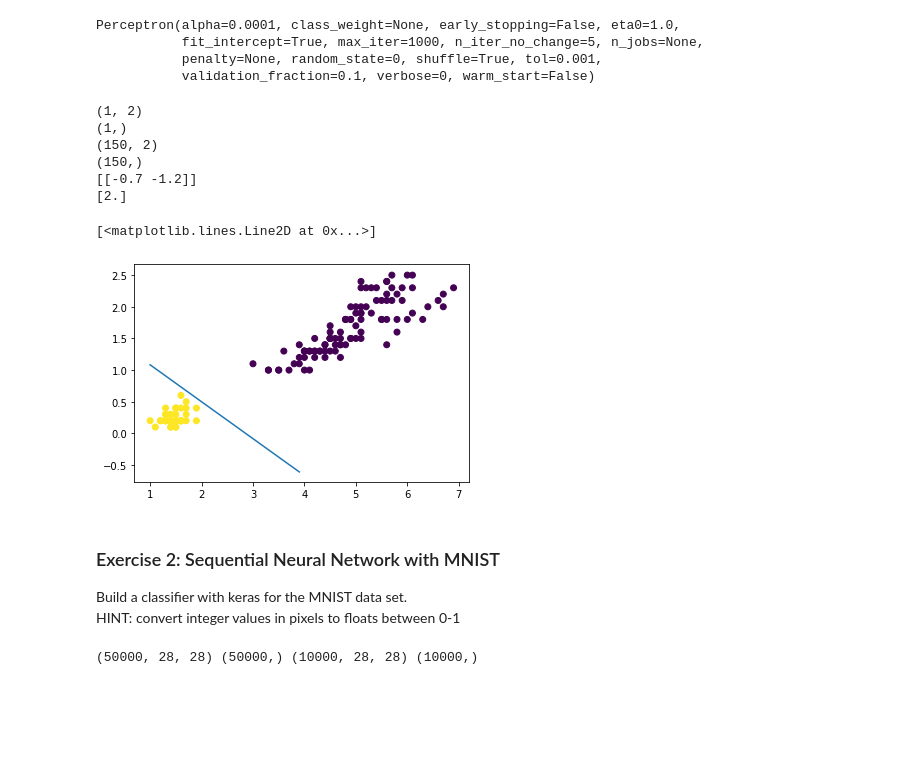
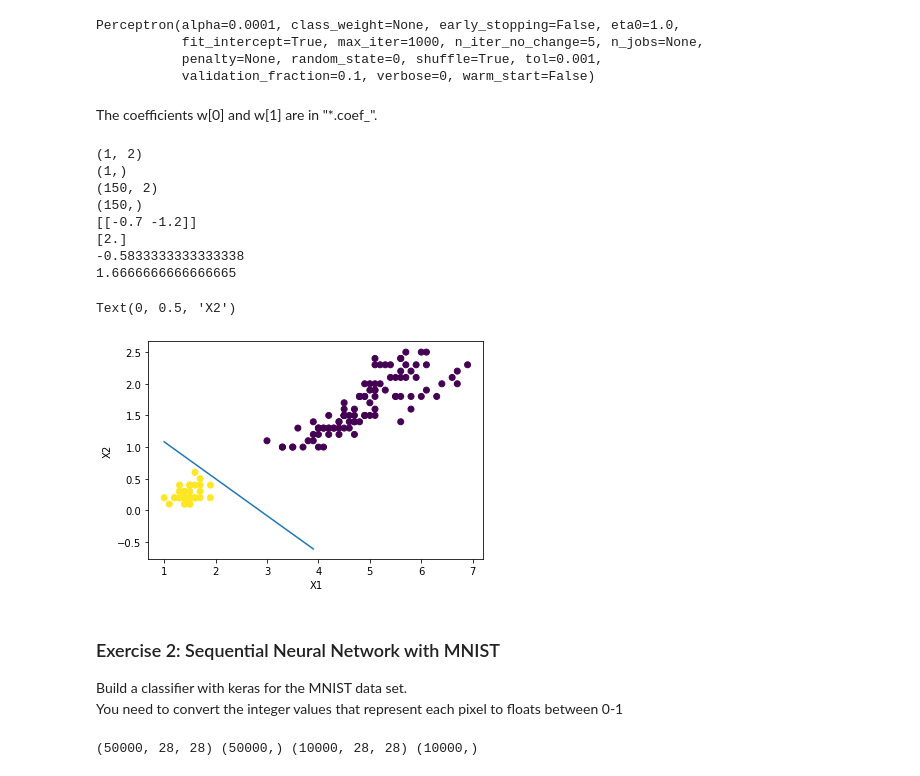
Before and after one commit to dtrad/geoml_course, a Jupyter notebook: Practice17_DNN.ipynb, the cells around one changed output. Cells and saved outputs as stored; diff of their text form; code cells hidden in the pictures; blank space fills up the shorter version.

```diff
--- a/Practice17_DNN.ipynb
+++ b/Practice17_DNN.ipynb
@@ -93,34 +93,41 @@ Perceptron(alpha=0.0001, class_weight=None, early_stopping=False, eta0=1.0,
            fit_intercept=True, max_iter=1000, n_iter_no_change=5, n_jobs=None,
            penalty=None, random_state=0, shuffle=True, tol=0.001,
            validation_fraction=0.1, verbose=0, warm_start=False)
+# %% [markdown]
+The coefficients w[0] and w[1] are in "\*.coef_".
 # %%
 plt.figure()
 plt.scatter(X[:,0],X[:,1],c=y2)
 a=pct.coef_
 b=pct.intercept_
 print(a.shape)
 print(b.shape)
 print(X.shape)
 print(y.shape)
 print(a)
 print(b)
 m=-(a[0,0]/a[0,1])
 b=-(b[0]/a[0,1])
+print(m),print(b)
 x=np.arange(1,4,0.1)
 plt.plot(x,m*x+b)
+plt.xlabel('X1')
+plt.ylabel('X2')
 # %% [output]
 (1, 2)
 (1,)
 (150, 2)
 (150,)
 [[-0.7 -1.2]]
 [2.]
+-0.5833333333333338
+1.6666666666666665
-[<matplotlib.lines.Line2D at 0x...>]
+Text(0, 0.5, 'X2')
-[figure, old version]
+[figure, new version]
 # %% [markdown]
 ### Exercise 2: Sequential Neural Network with MNIST
 Build a classifier with keras for the MNIST data set.\
-HINT: convert integer values in pixels to floats between 0-1
+You need to convert the integer values that represent each pixel to floats between 0-1
 # %%
 from tensorflow import keras
 import tensorflow as tf
```
Also changed, not shown: parts of 60 cells of this notebook.
